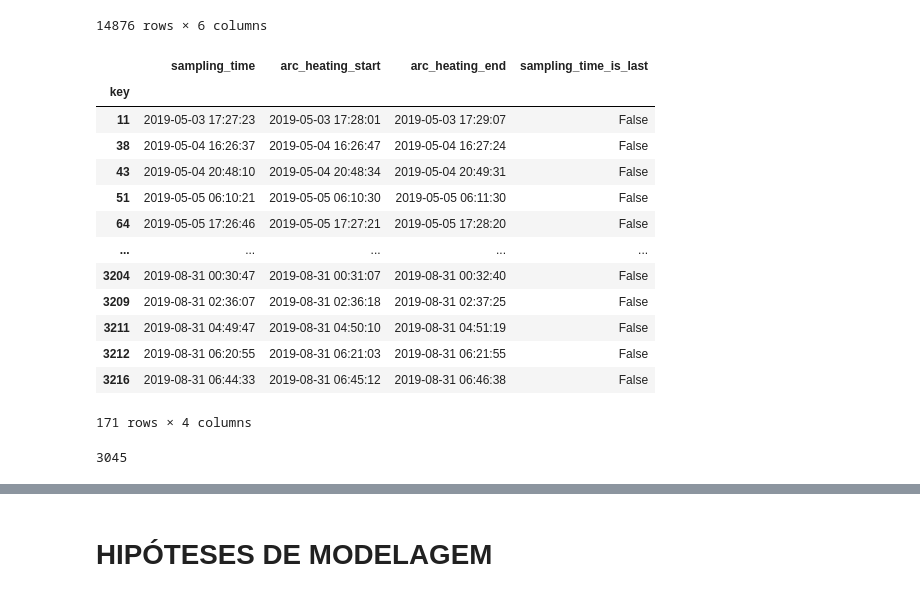
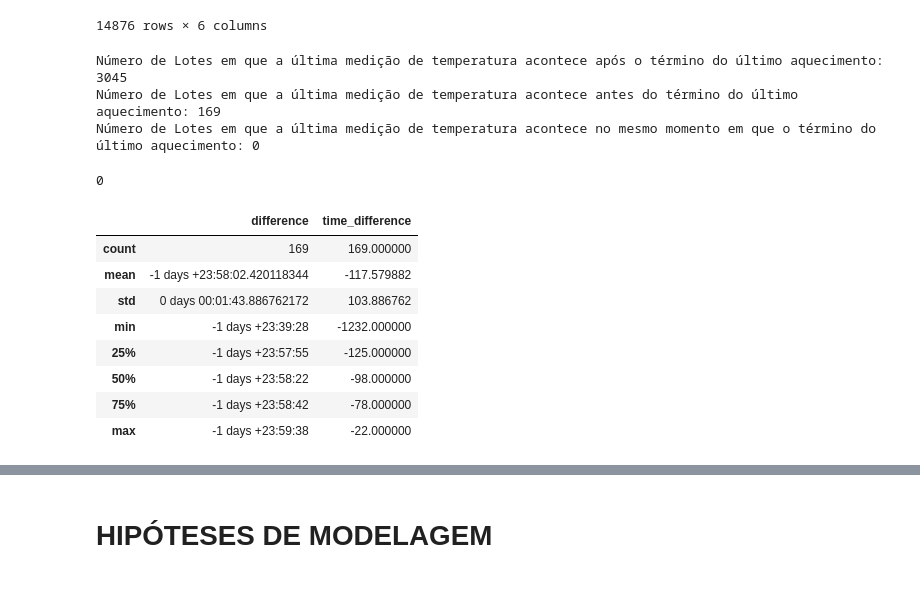
Before and after one commit to danendless/TT-Sprint17-FINAL-PROJECT, a Jupyter notebook: notebooks/steelproof_notebook_work_plan.ipynb, the cells around one changed output, grey strips where cells are left out. Cells and saved outputs as stored; diff of their text form; code cells hidden in the pictures.

```diff
--- a/notebooks/steelproof_notebook_work_plan.ipynb
+++ b/notebooks/steelproof_notebook_work_plan.ipynb
@@ -541,27 +541,32 @@ data_arc_en
 # %%
 last_heating:pd.DataFrame = data_arc_en.groupby('key')[['arc_heating_start','arc_heating_end']].max()
 # %%
-last_heating_last_temp = last_temp.join(last_heating,on='key',how='outer')
+comparison = last_temp.join(last_heating,on='key',how='outer')
 # %%
-last_heating_last_temp['sampling_time_is_last'] = last_heating_last_temp['sampling_time'] > last_heating_last_temp['arc_heating_end']
+comparison['time_difference'] = (comparison['sampling_time'] - comparison['arc_heating_end']).dt.total_seconds()
 # %%
-last_heating_last_temp.loc[last_heating_last_temp['sampling_time_is_last'] == False]
+print("Número de Lotes em que a última medição de temperatura acontece após o término do último aquecimento:",(comparison["time_difference"] > 0).sum())
+print("Número de Lotes em que a última medição de temperatura acontece antes do término do último aquecimento:",(comparison["time_difference"] < 0).sum())
+print("Número de Lotes em que a última medição de temperatura acontece no mesmo momento em que o término do último aquecimento:",(comparison["time_difference"] == 0).sum())
 # %% [output]
-|  | sampling_time | arc_heating_start | arc_heating_end | sampling_time_is_last |
-| key |  |  |  |  |
-| 11 | 2019-05-03 17:27:23 | 2019-05-03 17:28:01 | 2019-05-03 17:29:07 | False |
-| 38 | 2019-05-04 16:26:37 | 2019-05-04 16:26:47 | 2019-05-04 16:27:24 | False |
-| 43 | 2019-05-04 20:48:10 | 2019-05-04 20:48:34 | 2019-05-04 20:49:31 | False |
-| 51 | 2019-05-05 06:10:21 | 2019-05-05 06:10:30 | 2019-05-05 06:11:30 | False |
-| 64 | 2019-05-05 17:26:46 | 2019-05-05 17:27:21 | 2019-05-05 17:28:20 | False |
-| ... | ... | ... | ... | ... |
-| 3204 | 2019-08-31 00:30:47 | 2019-08-31 00:31:07 | 2019-08-31 00:32:40 | False |
-| 3209 | 2019-08-31 02:36:07 | 2019-08-31 02:36:18 | 2019-08-31 02:37:25 | False |
-| 3211 | 2019-08-31 04:49:47 | 2019-08-31 04:50:10 | 2019-08-31 04:51:19 | False |
-| 3212 | 2019-08-31 06:20:55 | 2019-08-31 06:21:03 | 2019-08-31 06:21:55 | False |
-| 3216 | 2019-08-31 06:44:33 | 2019-08-31 06:45:12 | 2019-08-31 06:46:38 | False |
-171 rows × 4 columns
+Número de Lotes em que a última medição de temperatura acontece após o término do último aquecimento: 3045
+Número de Lotes em que a última medição de temperatura acontece antes do término do último aquecimento: 169
+Número de Lotes em que a última medição de temperatura acontece no mesmo momento em que o término do último aquecimento: 0
-# %%
-last_heating_last_temp['sampling_time_is_last'].sum()
-# %% [output]
-3045
+# %%
+print("Número de Lotes em que a última medição acontece durante o último ciclo de aquecimento:",((comparison['sampling_time'] > comparison['arc_heating_start']) & (comparison['sampling_time'] < comparison['arc_heating_end'])).sum())
+# %% [output]
+0
+# %%
+comparison.loc[
+    comparison['time_difference'] < 0
+].describe()
+# %% [output]
+|  | difference | time_difference |
+| count | 169 | 169.000000 |
+| mean | -1 days +23:58:02.420118344 | -117.579882 |
+| std | 0 days 00:01:43.886762172 | 103.886762 |
+| min | -1 days +23:39:28 | -1232.000000 |
+| 25% | -1 days +23:57:55 | -125.000000 |
+| 50% | -1 days +23:58:22 | -98.000000 |
+| 75% | -1 days +23:58:42 | -78.000000 |
+| max | -1 days +23:59:38 | -22.000000 |
```
Also changed, not shown: parts of 6 cells of this notebook.
